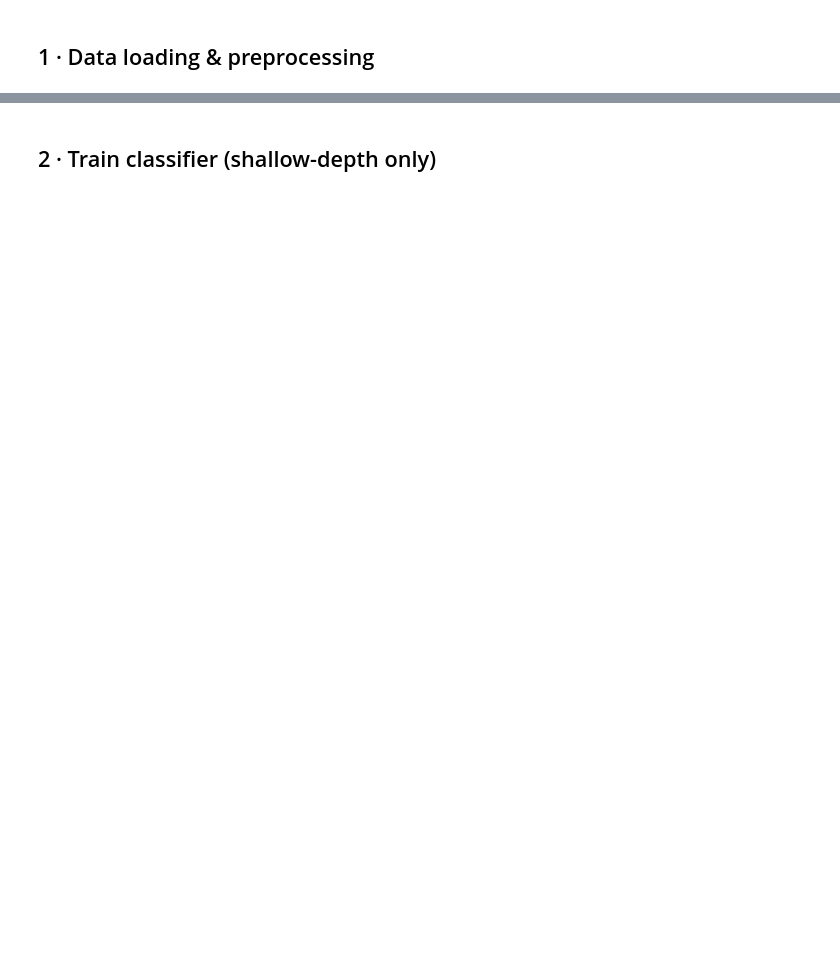
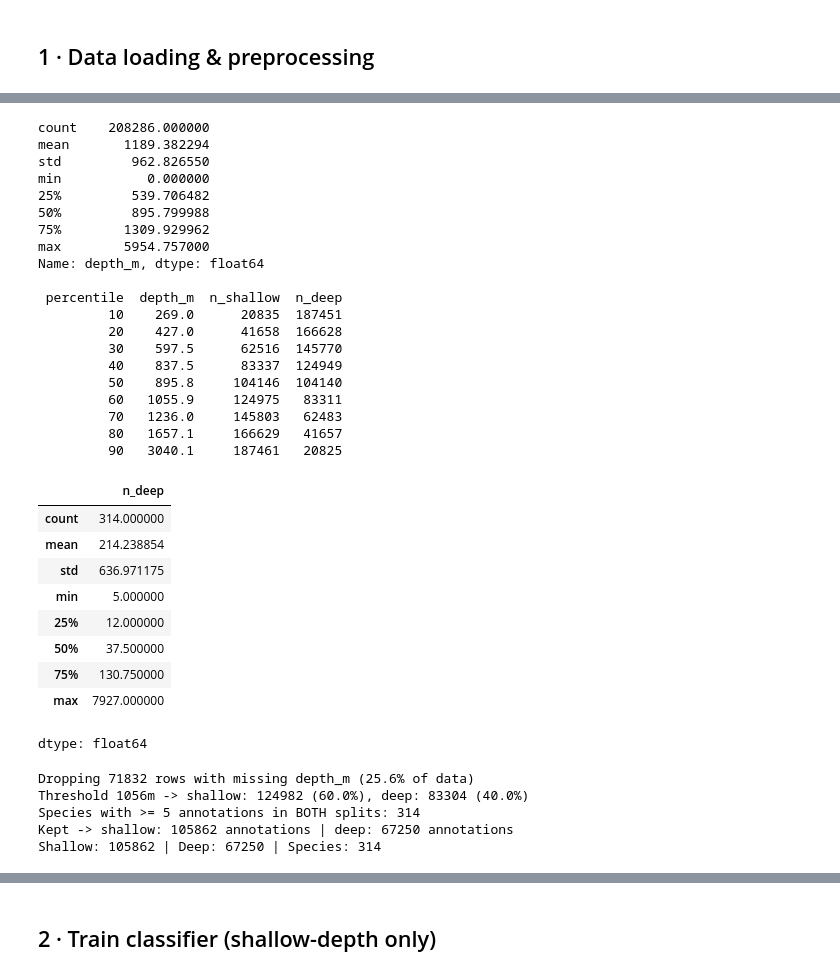
Before and after one commit to kay-asp/cv-project, a Jupyter notebook: run_pipeline.ipynb, the cells around one changed output, grey strips where cells are left out. Drawn from its saved outputs; the diff is of its cells as text; code cells hidden in the pictures; blank space fills up the shorter version.

```diff
--- a/run_pipeline.ipynb
+++ b/run_pipeline.ipynb
@@ -40,0 +92,72 @@ print(f'Shallow: {len(shallow_df)} | Deep: {len(deep_df)}')
+# %%
+import pandas as pd
+data.summarise_depth_distribution(df)
+
+def threshold_sweep(df, thresholds, min_n=5):
+    rows = []
+    for t in thresholds:
+        counts = df.dropna(subset=['depth_m']).groupby('species')['depth_m'].apply(
+            lambda d: pd.Series({
+                'n_shallow': (d <= t).sum(),
+                'n_deep': (d > t).sum(),
+            })
+        ).unstack()
+        n_qualifying = ((counts['n_shallow'] >= min_n) & (counts['n_deep'] >= min_n)).sum()
+        rows.append({'threshold': t, 'n_qualifying_species': n_qualifying})
+    return pd.DataFrame(rows)
+
+thresholds = [269, 427, 597, 837, 896, 1056, 1236, 1657, 3040]
+threshold_sweep(df, thresholds, min_n=5)
+
+counts_1056 = df.dropna(subset=['depth_m']).groupby('species')['depth_m'].apply(
+    lambda d: pd.Series({'n_shallow': (d <= 1055.9).sum(), 'n_deep': (d > 1055.9).sum()})
+).unstack()
+qualifying_1056 = counts_1056[(counts_1056['n_shallow'] >= 5) & (counts_1056['n_deep'] >= 5)]
+qualifying_1056['n_deep'].describe()
+# %% [output]
+count    208286.000000
+mean       1189.382294
+std         962.826550
+min           0.000000
+25%         539.706482
+50%         895.799988
+75%        1309.929962
+max        5954.757000
+Name: depth_m, dtype: float64
+
+ percentile  depth_m  n_shallow  n_deep
+         10    269.0      20835  187451
+         20    427.0      41658  166628
+         30    597.5      62516  145770
+         40    837.5      83337  124949
+         50    895.8     104146  104140
+         60   1055.9     124975   83311
+         70   1236.0     145803   62483
+         80   1657.1     166629   41657
+         90   3040.1     187461   20825
+|  | n_deep |
+| count | 314.000000 |
+| mean | 214.238854 |
+| std | 636.971175 |
+| min | 5.000000 |
+| 25% | 12.000000 |
+| 50% | 37.500000 |
+| 75% | 130.750000 |
+| max | 7927.000000 |
+dtype: float64
+# %%
+# Split into shallow / deep
+threshold = config.DEPTH_SHALLOW_MAX
+shallow_df, deep_df = data.split_shallow_deep(df, threshold)
+
+# Keep species with enough annotations on BOTH sides of the split
+shallow_df, deep_df = data.restrict_to_common_species(shallow_df, deep_df, min_n=5)
+all_df = pd.concat([shallow_df, deep_df], ignore_index=True)
+species_list = sorted(shallow_df['species'].unique())
+print(f'Shallow: {len(shallow_df)} | Deep: {len(deep_df)} | Species: {len(species_list)}')
+# %% [output]
+Dropping 71832 rows with missing depth_m (25.6% of data)
+Threshold 1056m -> shallow: 124982 (60.0%), deep: 83304 (40.0%)
+Species with >= 5 annotations in BOTH splits: 314
+Kept -> shallow: 105862 annotations | deep: 67250 annotations
+Shallow: 105862 | Deep: 67250 | Species: 314
```
Also changed, not shown: parts of 27 cells of this notebook, 19 other files.
